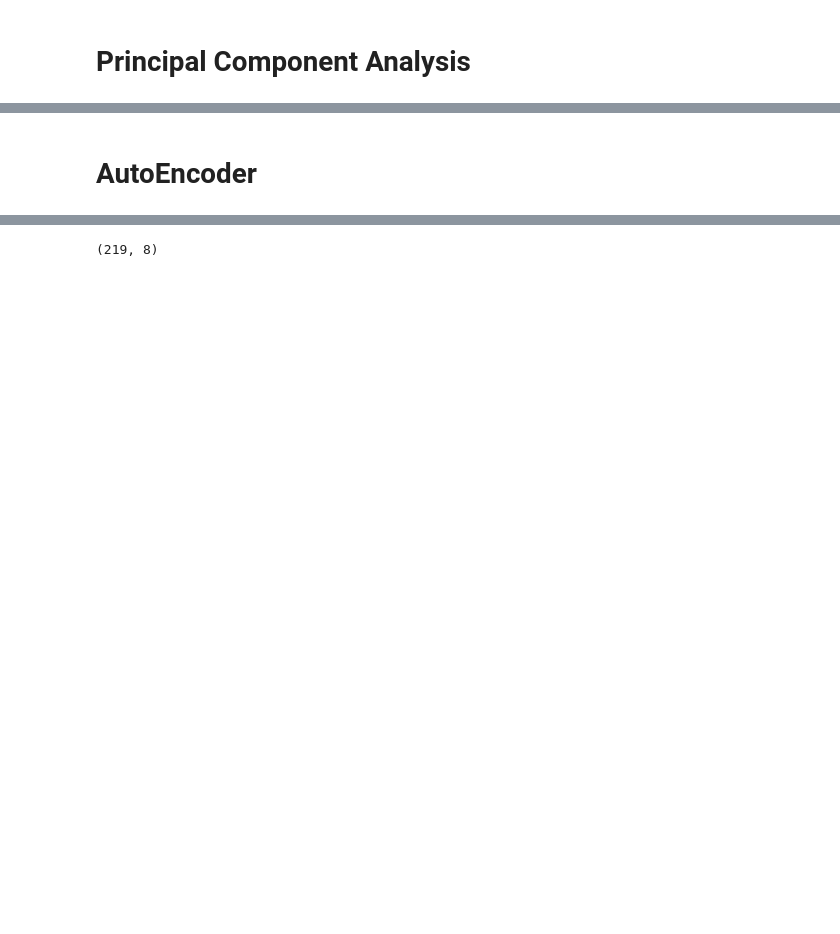
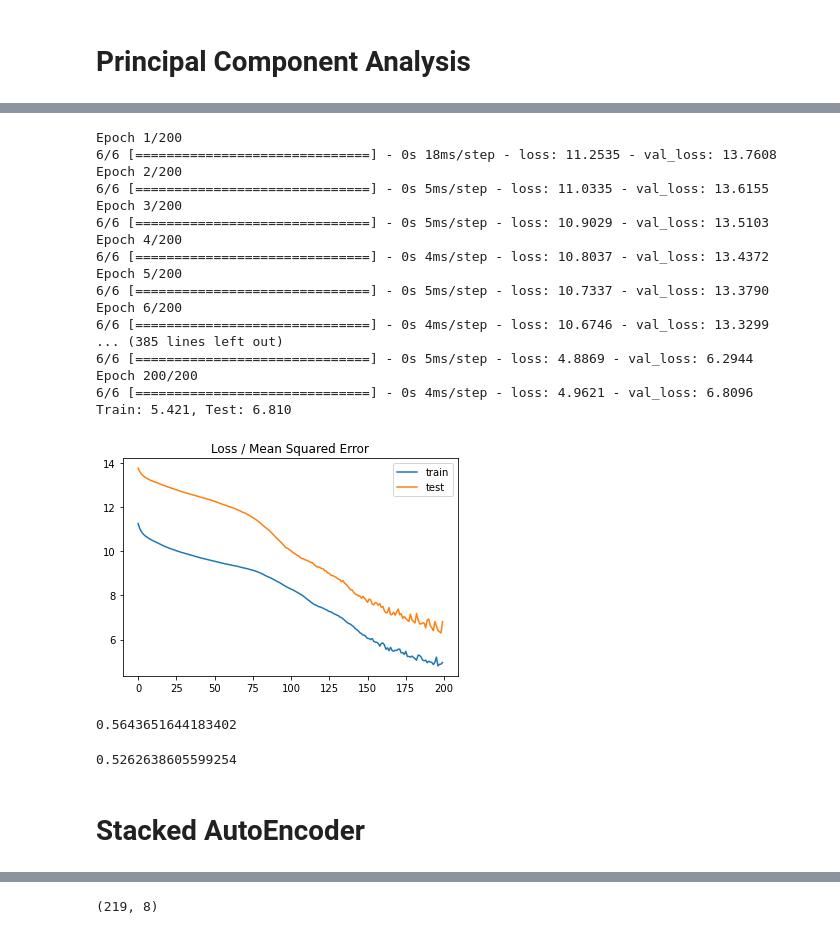
Before and after one commit to vinayakkrishanprasad/Prediction-of-Phase-Fraction-of-Steel-to-obtain-Aging-Response, a Jupyter notebook: Aging_new.ipynb, the cells around one changed output, grey strips where cells are left out. Cells and saved outputs as stored; diff of their text form; code cells hidden in the pictures; blank space fills up the shorter version.

```diff
--- a/Aging_new.ipynb
+++ b/Aging_new.ipynb
@@ -258,2 +465,56 @@ y_preds = reg_model.predict(X_test)
+# %%
+# DO NOT Modify
+reg_model = Sequential()
+reg_model.add(Dense(8, input_dim=10, activation='relu',kernel_regularizer='l2'))
+reg_model.add(Dense(4, activation='relu',kernel_regularizer='l2'))
+reg_model.add(Dense(1, activation='linear'))
+reg_model.compile(loss='mae',
+                optimizer='SGD')
+
+
+history = reg_model.fit(X_train, Y_train,
+                            validation_data=(X_test, Y_test),
+                            epochs=200, verbose=1)
+
+train_mse = reg_model.evaluate(X_train, Y_train, verbose=0)
+test_mse = reg_model.evaluate(X_test, Y_test, verbose=0)
+print('Train: %.3f, Test: %.3f' % (train_mse, test_mse))
+# plot loss during training
+y_preds=reg_model.predict(X_test)
+plt.title('Loss / Mean Squared Error')
+plt.plot(history.history['loss'], label='train')
+plt.plot(history.history['val_loss'], label='test')
+plt.legend()
+plt.show()
+# %% [output]
+Epoch 1/200
+6/6 [==============================] - 0s 18ms/step - loss: 11.2535 - val_loss: 13.7608
+Epoch 2/200
+6/6 [==============================] - 0s 5ms/step - loss: 11.0335 - val_loss: 13.6155
+Epoch 3/200
+6/6 [==============================] - 0s 5ms/step - loss: 10.9029 - val_loss: 13.5103
+Epoch 4/200
+6/6 [==============================] - 0s 4ms/step - loss: 10.8037 - val_loss: 13.4372
+Epoch 5/200
+6/6 [==============================] - 0s 5ms/step - loss: 10.7337 - val_loss: 13.3790
+Epoch 6/200
+6/6 [==============================] - 0s 4ms/step - loss: 10.6746 - val_loss: 13.3299
+... (385 lines left out)
+6/6 [==============================] - 0s 5ms/step - loss: 4.8869 - val_loss: 6.2944
+Epoch 200/200
+6/6 [==============================] - 0s 4ms/step - loss: 4.9621 - val_loss: 6.8096
+Train: 5.421, Test: 6.810
+[figure, added]
+# %%
+r2_score(Y_test,y_preds)**0.5
+# %% [output]
+0.5643651644183402
+# %%
+n= len(X_train)
+p = len(X[1])
+adj_R2 = 1- ((1-R2) * (n-1)/(n-p-1)) #Adj R2 = 1-(1-R2)*(n-1)/(n-p-1)
+adj_R2**0.5
+# %% [output]
+0.5262638605599254
 # %% [markdown]
-# AutoEncoder
+# Stacked AutoEncoder
```
Also changed, not shown: parts of 32 cells of this notebook, 1 other file.
